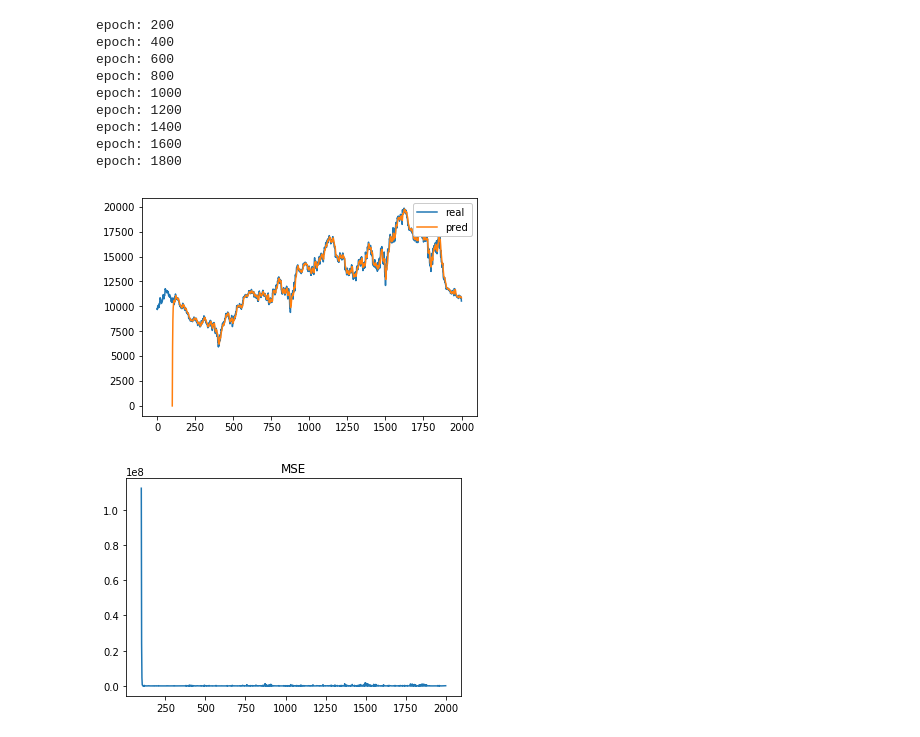
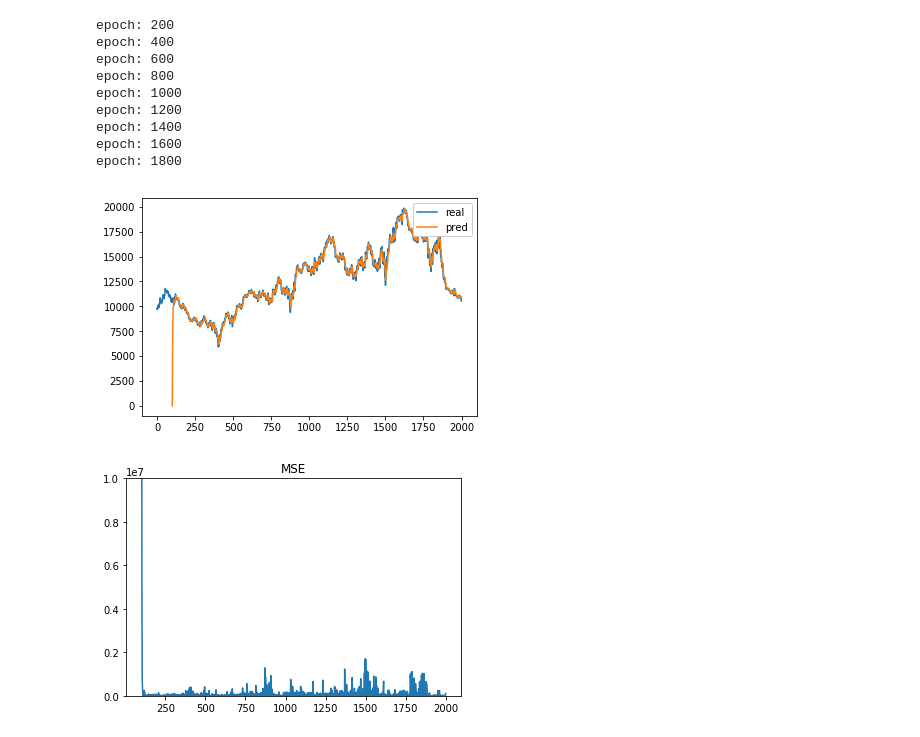
Before and after one commit to wweijia94/btc_dataset, a Jupyter notebook: rnn/train.ipynb, the cells around one changed output. Cells and saved outputs as stored; diff of their text form; code cells hidden in the pictures.

Commit message:
re-scale y axis in plots

```diff
--- a/rnn/train.ipynb
+++ b/rnn/train.ipynb
@@ -15,14 +15,14 @@ class RNN(nn.Module):
             num_layers=1,       # number of rnn layers
             batch_first=True,
         )
-        self.out = nn.Linear(32, 1)
+        self.fc = nn.Linear(32, 1)
 
     def forward(self, x, h_state):
         # x (batch, time_step, input_size)
         # h_state (n_layers, batch, hidden_size)
         # r_out (batch, time_step, output_size)
         r_out, h_state = self.rnn(x, h_state)
-        out = self.out(r_out[:, -1, :])
+        out = self.fc(r_out[:, -1, :])
         return out, h_state
 # %%
 model = RNN()
@@ -110,31 +110,32 @@ for step in range(length - 100):
     h_state = Variable(h_state.data)
 
     loss = loss_func(prediction, y)
     optimizer.zero_grad()
     loss.backward()
     optimizer.step()
     pred.append(prediction.cpu().data.sum())
     error.append(loss.cpu().data.sum())
 
 # plot prediction
 plt.plot(np.array(data[:length]), label='real')
 plt.plot(range(100, length), pred, label='pred')
 plt.legend(loc=1, framealpha=1)
 plt.show()
 
 # plot error
 plt.plot(range(100, length), error)
+plt.ylim([0, 1e7])
 plt.title('MSE')
 plt.show()
 # %% [output]
 epoch: 200
 epoch: 400
 epoch: 600
 epoch: 800
 epoch: 1000
 epoch: 1200
 epoch: 1400
 epoch: 1600
 epoch: 1800
 [figure]
-[figure, old version]
+[figure, new version]
```
Also changed, not shown: parts of 1 cell of this notebook.
